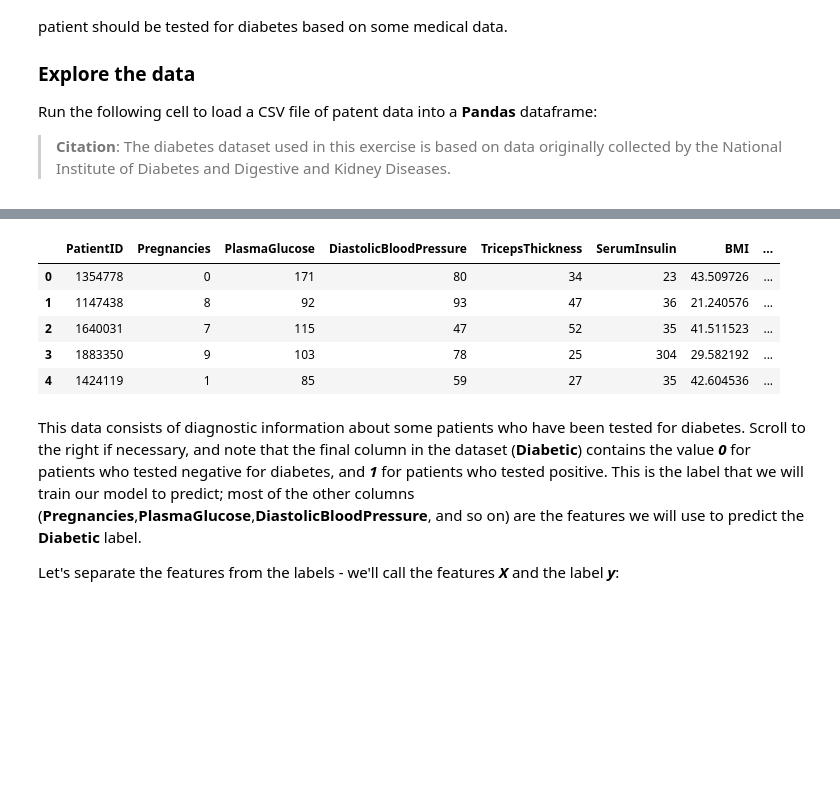
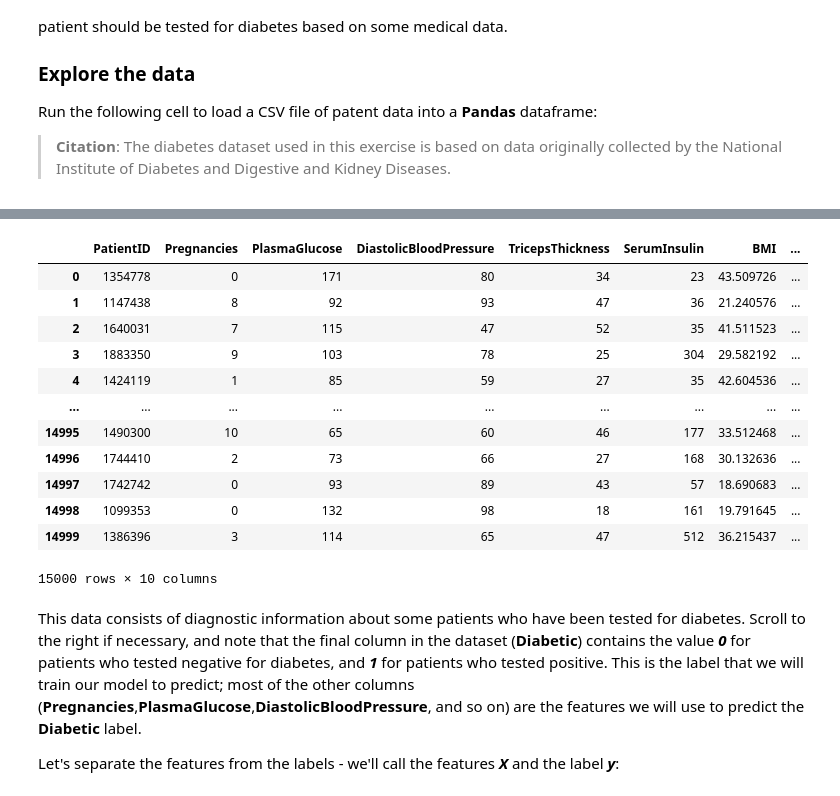
Before and after one commit to iliyaML/ms-machine-learning, a Jupyter notebook: classification/031_Classification_Binary.ipynb, the cells around one changed output, grey strips where cells are left out. Cells and saved outputs as stored; diff of their text form; code cells hidden in the pictures; blank space fills up the shorter version.

```diff
--- a/classification/031_Classification_Binary.ipynb
+++ b/classification/031_Classification_Binary.ipynb
@@ -55,16 +53,26 @@ from sklearn.linear_model import LogisticRegression
 
 import joblib
 # %%
+# Constants
+RANDOM_STATE = 42
+
 # load the training dataset
-diabetes = pd.read_csv('data/diabetes.csv')
-diabetes.head()
+diabetes_df = pd.read_csv('data/diabetes.csv')
+diabetes_df
 # %% [output]
 |  | PatientID | Pregnancies | PlasmaGlucose | DiastolicBloodPressure | TricepsThickness | SerumInsulin | BMI | ... |
 | 0 | 1354778 | 0 | 171 | 80 | 34 | 23 | 43.509726 | ... |
 | 1 | 1147438 | 8 | 92 | 93 | 47 | 36 | 21.240576 | ... |
 | 2 | 1640031 | 7 | 115 | 47 | 52 | 35 | 41.511523 | ... |
 | 3 | 1883350 | 9 | 103 | 78 | 25 | 304 | 29.582192 | ... |
 | 4 | 1424119 | 1 | 85 | 59 | 27 | 35 | 42.604536 | ... |
+| ... | ... | ... | ... | ... | ... | ... | ... | ... |
+| 14995 | 1490300 | 10 | 65 | 60 | 46 | 177 | 33.512468 | ... |
+| 14996 | 1744410 | 2 | 73 | 66 | 27 | 168 | 30.132636 | ... |
+| 14997 | 1742742 | 0 | 93 | 89 | 43 | 57 | 18.690683 | ... |
+| 14998 | 1099353 | 0 | 132 | 98 | 18 | 161 | 19.791645 | ... |
+| 14999 | 1386396 | 3 | 114 | 65 | 47 | 512 | 36.215437 | ... |
+15000 rows × 10 columns
 # %% [markdown]
 This data consists of diagnostic information about some patients who have been tested for diabetes. Scroll to the right if necessary, and note that the final column in the dataset (**Diabetic**) contains the value ***0*** for patients who tested negative for diabetes, and ***1*** for patients who tested positive. This is the label that we will train our model to predict; most of the other columns (**Pregnancies**,**PlasmaGlucose**,**DiastolicBloodPressure**, and so on) are the features we will use to predict the **Diabetic** label.
 
```
Also changed, not shown: parts of 22 cells of this notebook, 2 other files.
